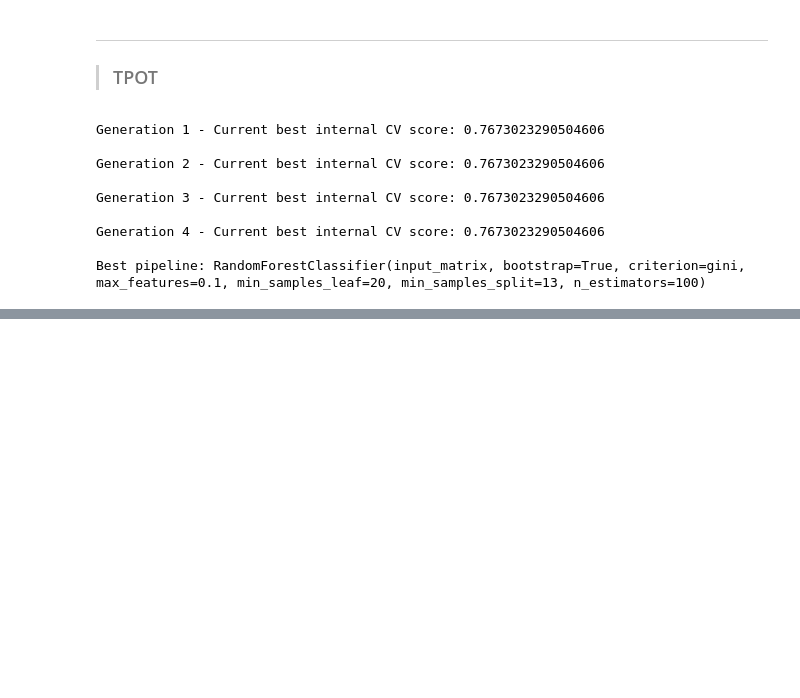
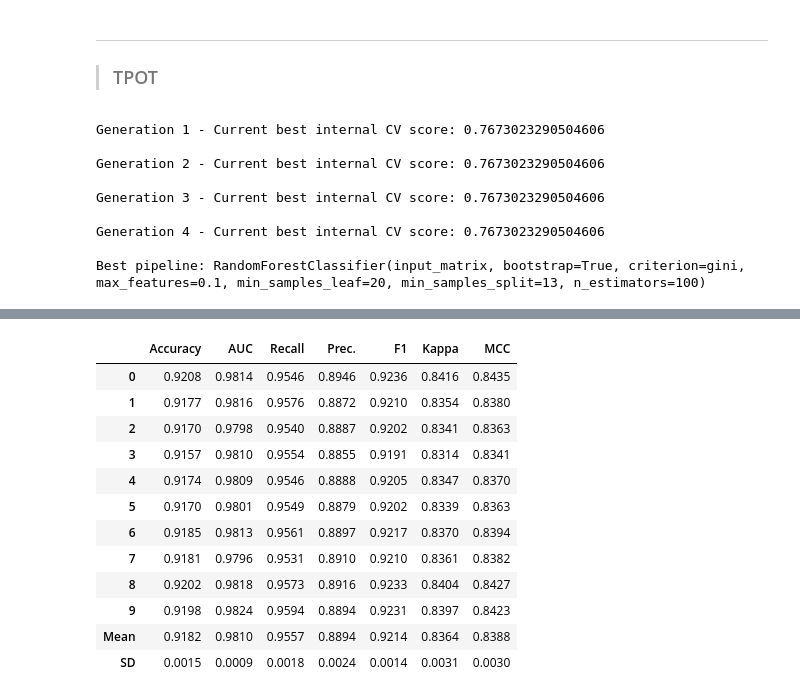
Before and after one commit to FernandoSirias/Capstone_Project_Coding_Dojo, a Jupyter notebook: Capstone_Project.ipynb, the cells around one changed output, grey strips where cells are left out. Drawn from its saved outputs; the diff is of its cells as text; code cells hidden in the pictures; blank space fills up the shorter version.

```diff
--- a/Capstone_Project.ipynb
+++ b/Capstone_Project.ipynb
@@ -356,0 +485,16 @@ print("Accuracy:", accuracy_score(y_test, results))
+# %%
+etc = create_model('et')
+# %% [output]
+|  | Accuracy | AUC | Recall | Prec. | F1 | Kappa | MCC |
+| 0 | 0.9208 | 0.9814 | 0.9546 | 0.8946 | 0.9236 | 0.8416 | 0.8435 |
+| 1 | 0.9177 | 0.9816 | 0.9576 | 0.8872 | 0.9210 | 0.8354 | 0.8380 |
+| 2 | 0.9170 | 0.9798 | 0.9540 | 0.8887 | 0.9202 | 0.8341 | 0.8363 |
+| 3 | 0.9157 | 0.9810 | 0.9554 | 0.8855 | 0.9191 | 0.8314 | 0.8341 |
+| 4 | 0.9174 | 0.9809 | 0.9546 | 0.8888 | 0.9205 | 0.8347 | 0.8370 |
+| 5 | 0.9170 | 0.9801 | 0.9549 | 0.8879 | 0.9202 | 0.8339 | 0.8363 |
+| 6 | 0.9185 | 0.9813 | 0.9561 | 0.8897 | 0.9217 | 0.8370 | 0.8394 |
+| 7 | 0.9181 | 0.9796 | 0.9531 | 0.8910 | 0.9210 | 0.8361 | 0.8382 |
+| 8 | 0.9202 | 0.9818 | 0.9573 | 0.8916 | 0.9233 | 0.8404 | 0.8427 |
+| 9 | 0.9198 | 0.9824 | 0.9594 | 0.8894 | 0.9231 | 0.8397 | 0.8423 |
+| Mean | 0.9182 | 0.9810 | 0.9557 | 0.8894 | 0.9214 | 0.8364 | 0.8388 |
+| SD | 0.0015 | 0.0009 | 0.0018 | 0.0024 | 0.0014 | 0.0031 | 0.0030 |
```
Also changed, not shown: parts of 45 cells of this notebook, 2 other files.
